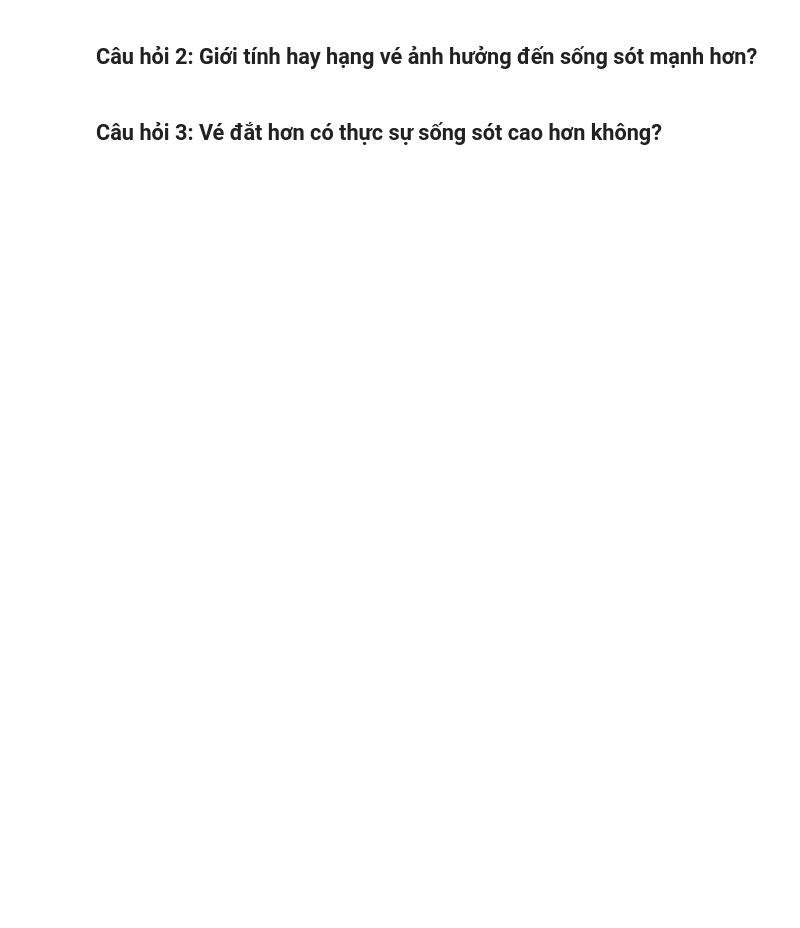
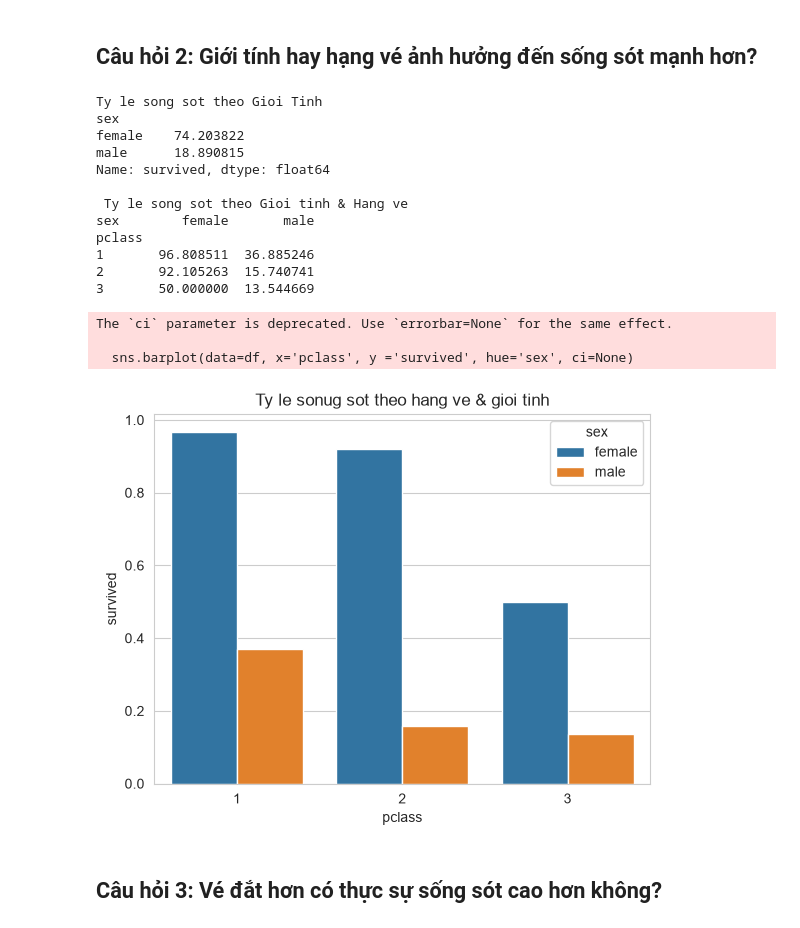
Before and after one commit to khang2112/DA_AI_2026, a Jupyter notebook: DA_AI_2026/DA_AI_2026/TH/Tuan1/Prac-01/Titanic_EDA_Full_BaiTap.ipynb, the cells around one changed output. Saved outputs shown, nothing was run; the diff lists cells and outputs as text; code cells hidden in the pictures; blank space fills up the shorter version.

```diff
--- a/DA_AI_2026/DA_AI_2026/TH/Tuan1/Prac-01/Titanic_EDA_Full_BaiTap.ipynb
+++ b/DA_AI_2026/DA_AI_2026/TH/Tuan1/Prac-01/Titanic_EDA_Full_BaiTap.ipynb
@@ -247,6 +250,32 @@ pd.DataFrame(shape_data)
 ## Câu hỏi 2: Giới tính hay hạng vé ảnh hưởng đến sống sót mạnh hơn?
 # %%
 # TODO
+print("Ty le song sot theo Gioi Tinh")
+print(df.groupby('sex')['survived'].mean() *100)
+
+print("\n Ty le song sot theo Gioi tinh & Hang ve")
+print(df.pivot_table(index='pclass', columns='sex', values='survived', aggfunc='mean') * 100)
+
+sns.barplot(data=df, x='pclass', y ='survived', hue='sex', ci=None)
+plt.title('Ty le sonug sot theo hang ve & gioi tinh')
+plt.show()
+# %% [output]
+Ty le song sot theo Gioi Tinh
+sex
+female    74.203822
+male      18.890815
+Name: survived, dtype: float64
+
+ Ty le song sot theo Gioi tinh & Hang ve
+sex        female       male
+pclass
+1       96.808511  36.885246
+2       92.105263  15.740741
+3       50.000000  13.544669
+The `ci` parameter is deprecated. Use `errorbar=None` for the same effect.
+
+  sns.barplot(data=df, x='pclass', y ='survived', hue='sex', ci=None)
+[figure, added]
 # %% [markdown]
 ## Câu hỏi 3: Vé đắt hơn có thực sự sống sót cao hơn không?
 # %%
```
Also changed, not shown: parts of 8 cells of this notebook.
